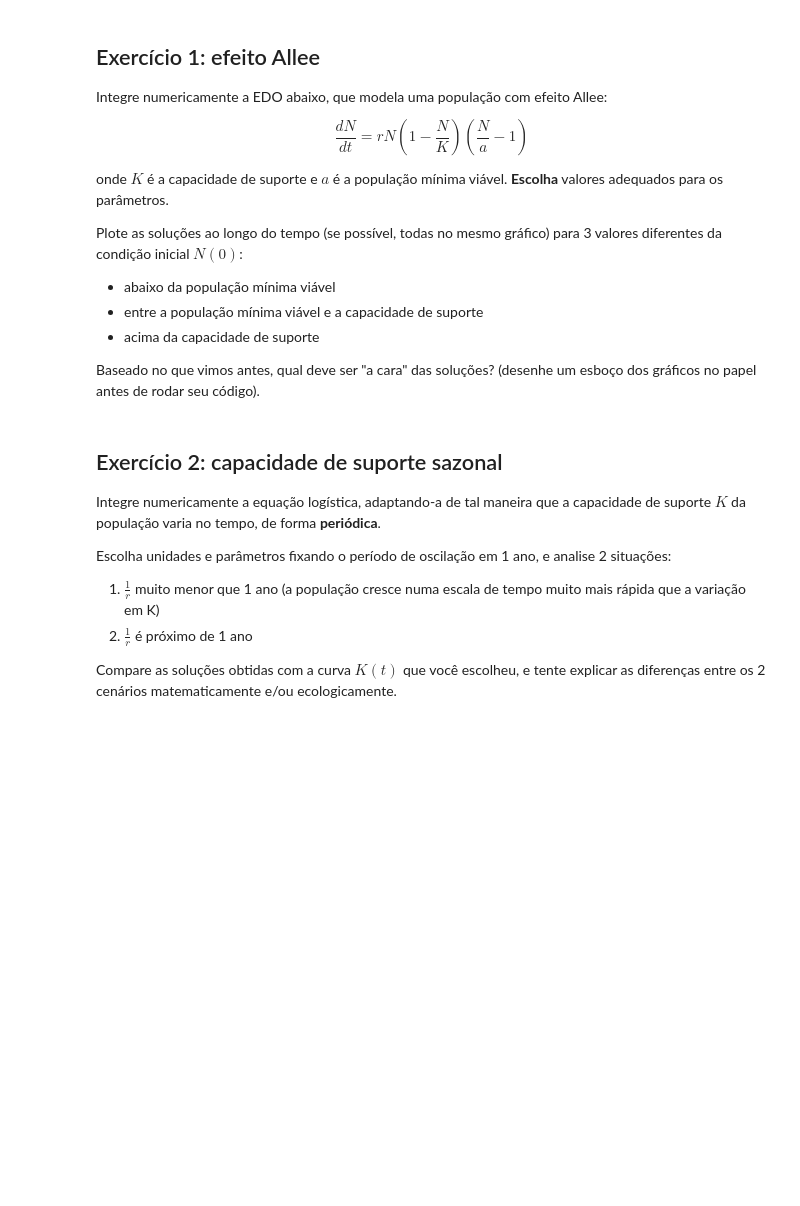
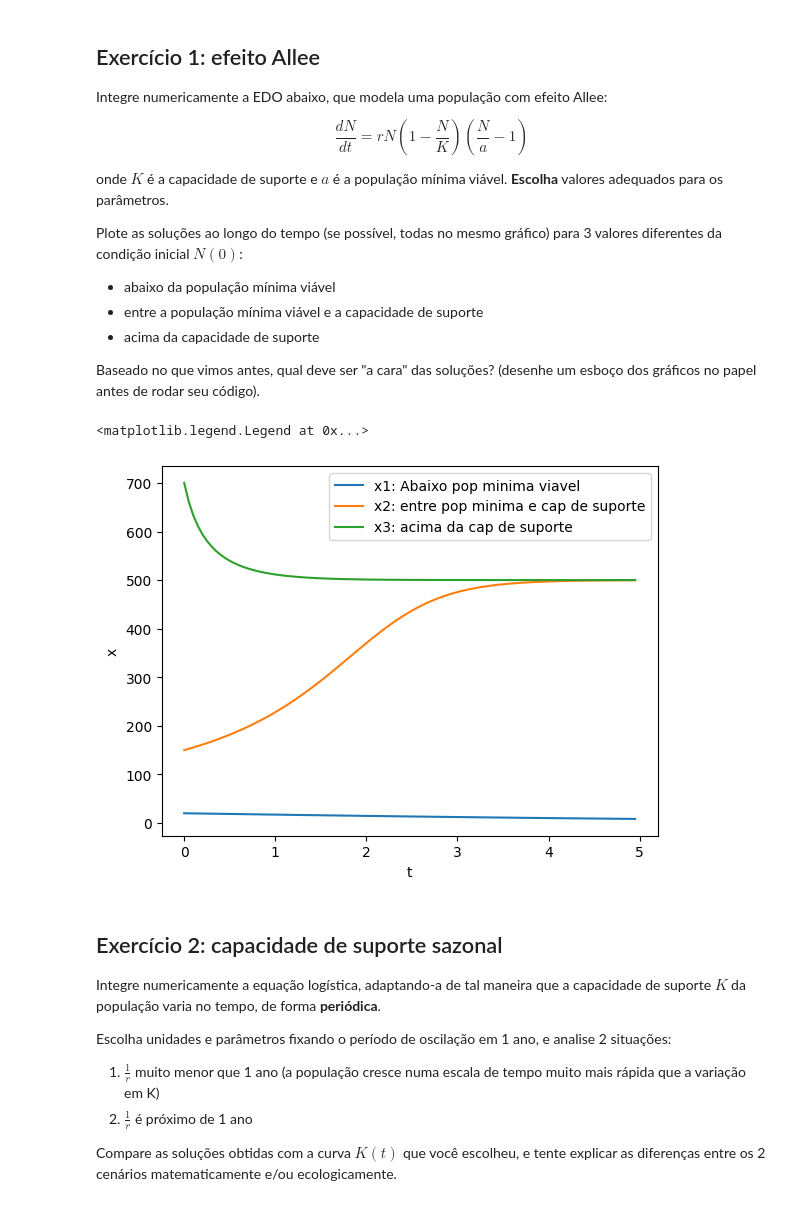
Before and after one commit to ag2matheus/ModelagemEmEcologiaEEvolucao, a Jupyter notebook: [Matheus]_MEE_2024_Ex_EDOs.ipynb, the cells around one changed output. Saved outputs shown, nothing was run; the diff lists cells and outputs as text; code cells hidden in the pictures; blank space fills up the shorter version.

```diff
--- a/[Matheus]_MEE_2024_Ex_EDOs.ipynb
+++ b/[Matheus]_MEE_2024_Ex_EDOs.ipynb
@@ -15,6 +15,38 @@ Plote as soluções ao longo do tempo (se possível, todas no mesmo gráfico) pa
   * acima da capacidade de suporte
 
 Baseado no que vimos antes, qual deve ser "a cara" das soluções?  (desenhe um esboço dos gráficos no papel antes de rodar seu código).
+# %%
+# Importamos as bibliotecas que vamos usar
+import numpy as np
+from matplotlib import pyplot as pt
+from scipy.integrate import odeint
+
+# Condicoes
+t = np.arange(0, 5., 0.05)
+n01 = 20
+n02 = 150
+n03 = 700
+
+r = 0.25
+k = 500   # capacidade maxima
+a = 50    # pop minima viavel
+
+def f(n, t, r, k, a):
+  return r * n *(1 - n/k) * (n/a - 1)
+
+x1 = odeint(f, n01, t, (r, k, a))
+x2 = odeint(f, n02, t, (r, k, a))
+x3 = odeint(f, n03, t, (r, k, a))
+
+pt.plot(t, x1)
+pt.plot(t, x2)
+pt.plot(t, x3)
+pt.xlabel('t')
+pt.ylabel('x')
+pt.legend(['x1: Abaixo pop minima viavel', 'x2: entre pop minima e cap de suporte', 'x3: acima da cap de suporte'], loc='best') # desenha a legenda
+# %% [output]
+<matplotlib.legend.Legend at 0x...>
+[figure, added]
 # %% [markdown]
 ## Exercício 2: capacidade de suporte sazonal
 
```
Also changed, not shown: parts of 4 cells of this notebook.
